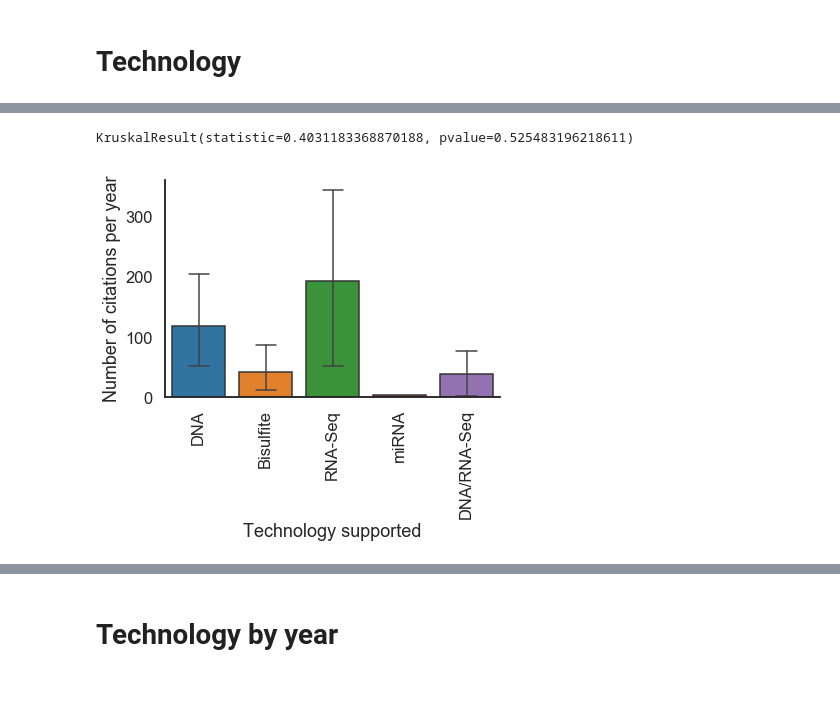
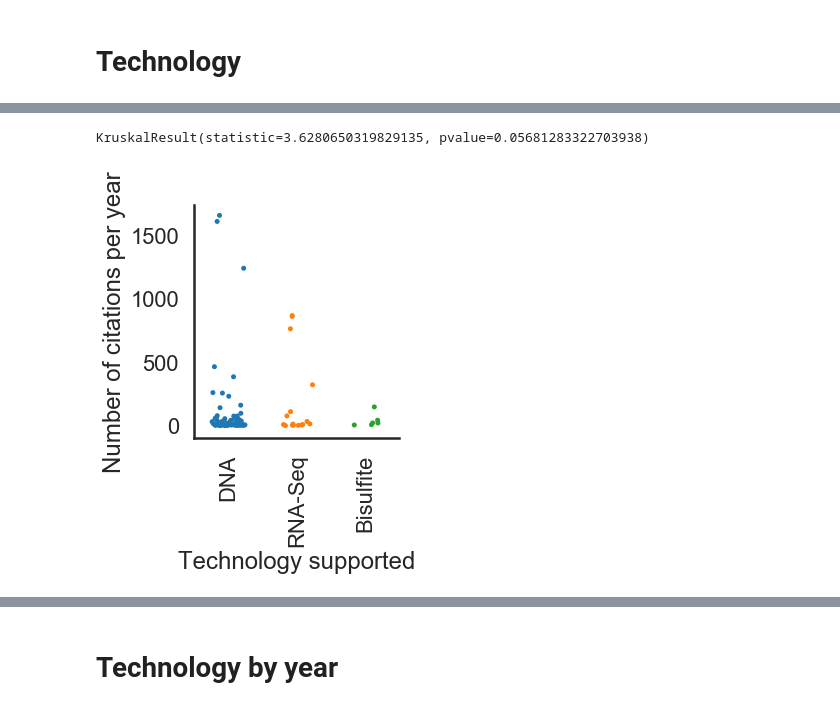
Before and after one commit to Mangul-Lab-USC/technology.dictates.algorithms, a Jupyter notebook: figure1.ipynb, the cells around one changed output, grey strips where cells are left out. Drawn from its saved outputs; the diff is of its cells as text; code cells hidden in the pictures.

```diff
--- a/figure1.ipynb
+++ b/figure1.ipynb
@@ -95,10 +117,11 @@ data_BS.head()
 # %%
 import matplotlib.pyplot as plt
 import seaborn as sns
+clrs = ['green']
 g=sns.set_style("white")
-g=sns.set_context("talk")
-g=sns.barplot(x="counts", y="index", data=data_index)
-g.set(xlabel='Percentage read alignment methods (%)', ylabel='Indexing algorithm')
+g=sns.set_context("poster")
+g=sns.barplot(x="counts", y="index", data=data_index,palette=clrs)
+g.set(xlabel='Percentage of alignment tools (%)', ylabel='Indexing algorithm')
 g=sns.despine()
 #plt.show(g)
 plt.savefig("Figure_1_panels/index_barplot.png", bbox_inches='tight')
@@ -363,18 +335,0 @@ KeyError: 'global'
-# %%
-import matplotlib as mpl
-import pylab as pl
-
-mpl.rcParams['font.size'] = 14
-labels = 'Seed', 'Chain of seeds', 'Backward search'
-sizes = [n_seed, n_BS, n_chain]
-values = [my_colors.red, my_colors.orange, my_colors.blue, 'grey']
-fig1, ax1 = pl.subplots()
-
-ax1.set_title("Global aligment", fontsize=20)
-patches, texts, autotexts= ax1.pie(sizes, labels=labels, autopct='%1.1f%%',
-        shadow=True, startangle=90, colors = values)
-ax1.axis('equal')  # Equal aspect ratio ensures that pie is drawn as a circle.
-texts[0].set_fontsize(18)
-texts[1].set_fontsize(18)
-texts[2].set_fontsize(18)
-pl.savefig('Figure_1_panels/Global_pie.pdf')
@@ -546,2 +454,7 @@ KruskalResult(statistic=9.44642857142857, pvalue=0.0021156065158529974)
 # %% [markdown]
 # Technology
+# %%
+data_filtered=data[(data['Technology'] !='DNA/RNA-Seq')]
+data_filtered=data_filtered[(data_filtered['Technology'] !='RNA-seq')]
+data_filtered=data_filtered[(data_filtered['Technology'] !='miRNA')]
+data_filtered.head()
@@ -548,21 +490,24 @@ KruskalResult(statistic=9.44642857142857, pvalue=0.0021156065158529974)
 # %%
 import matplotlib.pyplot as plt
 import seaborn as sns
 from scipy import stats
 
 
 g=sns.set_style("white")
-g=sns.set_context("talk")
-g=sns.barplot(x="technology", y="citation_per_year", data=data,edgecolor=(0.2,0.2,0.2),
-            capsize=0.3,  errwidth=1.5)
+g=sns.set_context("poster")
+#g=sns.barplot(x="technology", y="citation_per_year", data=data,edgecolor=(0.2,0.2,0.2), capsize=0.3,  errwidth=1.5)
+
+g=sns.catplot(x='Technology', y='citation_per_year', data=data_filtered,jitter='0.25')
+
+
 g.set(xlabel='Technology supported', ylabel='Number of citations per year')
 g=sns.despine()
 plt.xticks(rotation=90)
 pl.savefig('Figure_1_panels/Citation.per.domain.pdf', bbox_inches='tight')
 
-p_value = stats.kruskal(data[(data.technology=='DNA')].index.tolist(),
-                         data[(data.technology=='RNA-Seq')].index.tolist())
-print p_value
+p_value = stats.kruskal(data[(data.Technology=='DNA')].index.tolist(),
+                         data[(data.Technology=='RNA-Seq')].index.tolist())
+print (p_value)
 # %% [output]
-KruskalResult(statistic=0.4031183368870188, pvalue=0.525483196218611)
+KruskalResult(statistic=3.6280650319829135, pvalue=0.05681283322703938)
-[figure, old version]
+[figure, new version]
```
Also changed, not shown: parts of 64 cells of this notebook, 38 other files.
